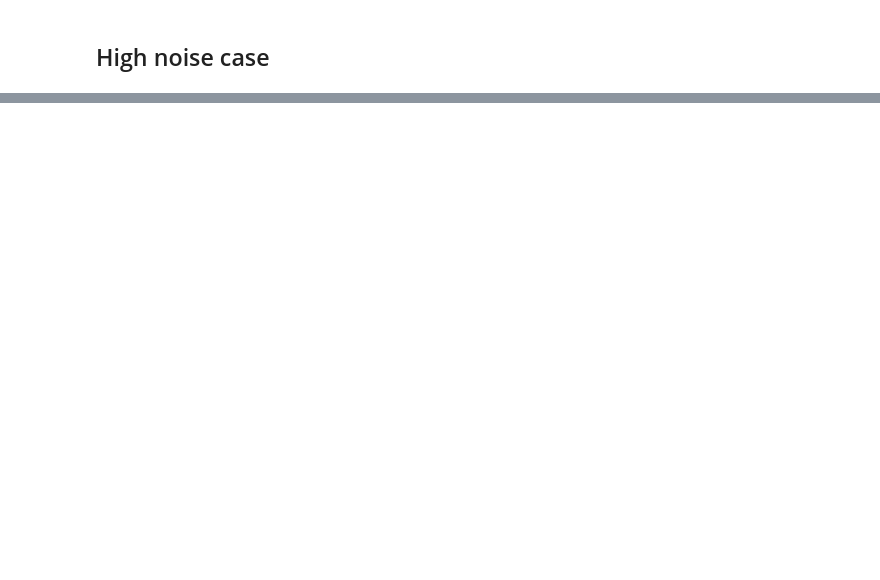
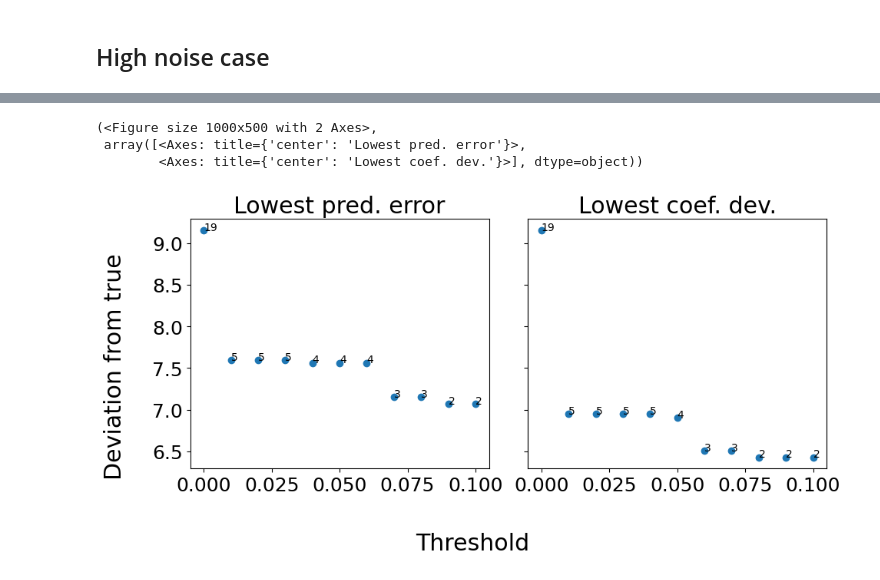
Before and after one commit to zbrookshowe/yukawa-sindy, a Jupyter notebook: paper_results/weak_vs_strong.ipynb, the cells around one changed output, grey strips where cells are left out. Saved outputs shown, nothing was run; the diff lists cells and outputs as text; code cells hidden in the pictures; blank space fills up the shorter version.

```diff
--- a/paper_results/weak_vs_strong.ipynb
+++ b/paper_results/weak_vs_strong.ipynb
@@ -131,0 +283,23 @@ all_best_weak, all_best_scores_weak, all_truest_weak, all_truest_scores_weak = m
+# %%
+# generate data
+noise_level = 1e-1
+
+simulation_list = ys.generate_training_data(
+    n_sims = 200,
+    duration = 5,
+    dt = 0.001,
+    noise_level = noise_level,
+    mu_x0s = 0.5,
+    mu_v0s = 0.01,
+    scaled = True
+)
+# %%
+threshold_space = np.linspace(0., 0.1, 11)
+feature_library = ys.generate_Yukawa_library()
+feature_names = ['x', 'v']
+n_folds = 10
+# %%
+# threshold analysis
+model_info = scan_thresholds(threshold_space, simulation_list, feature_library, feature_names, true_coefficients, n_folds)
+# unpack
+all_best_models, all_best_model_scores, all_truest_models, all_truest_model_scores = model_info
@@ -131,0 +351,7 @@ all_best_weak, all_best_scores_weak, all_truest_weak, all_truest_scores_weak = m
+# %%
+plot_dev_vs_thresh(all_best_models, all_truest_models, threshold_space)
+# %% [output]
+(<Figure size 1000x500 with 2 Axes>,
+ array([<Axes: title={'center': 'Lowest pred. error'}>,
+        <Axes: title={'center': 'Lowest coef. dev.'}>], dtype=object))
+[figure, added]
```
Also changed, not shown: parts of 30 cells of this notebook, 20 other files.
